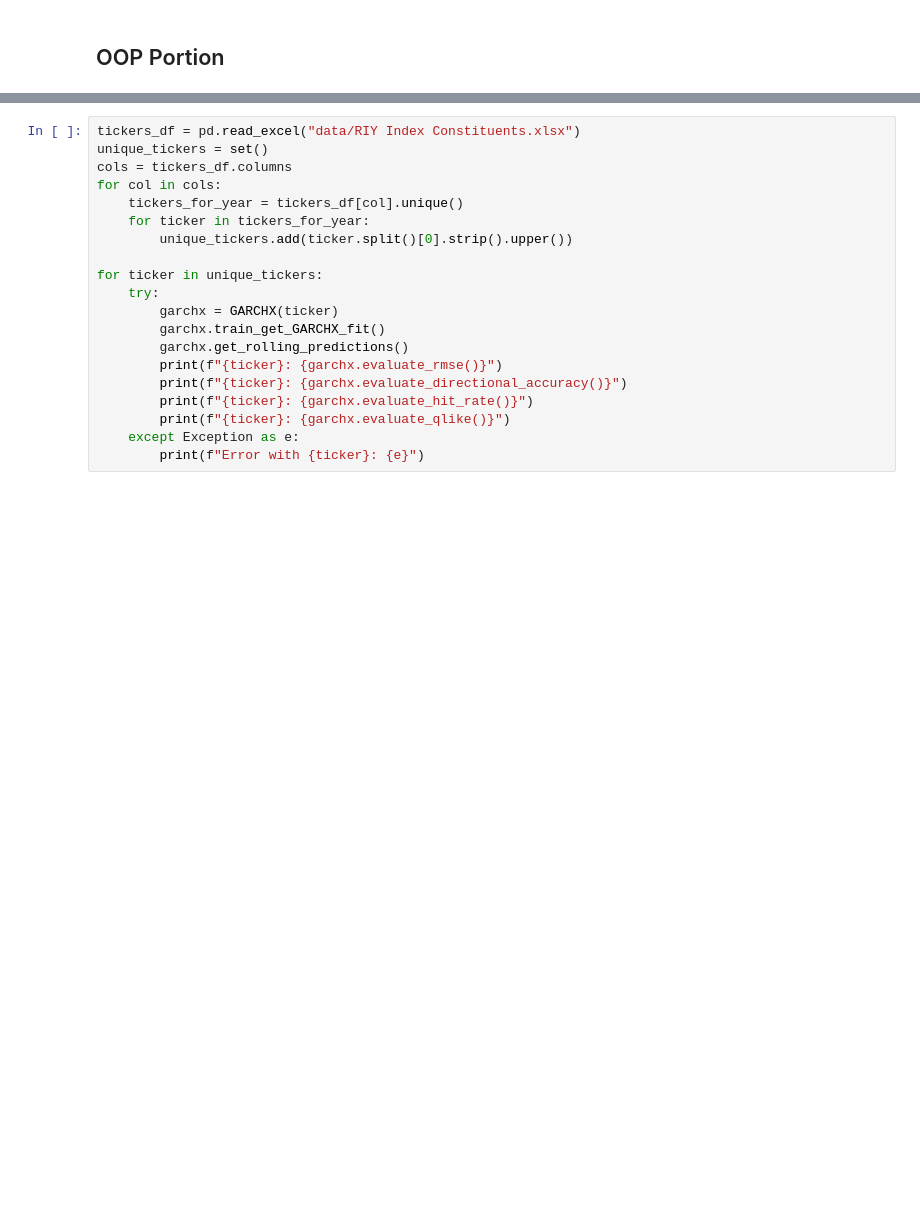
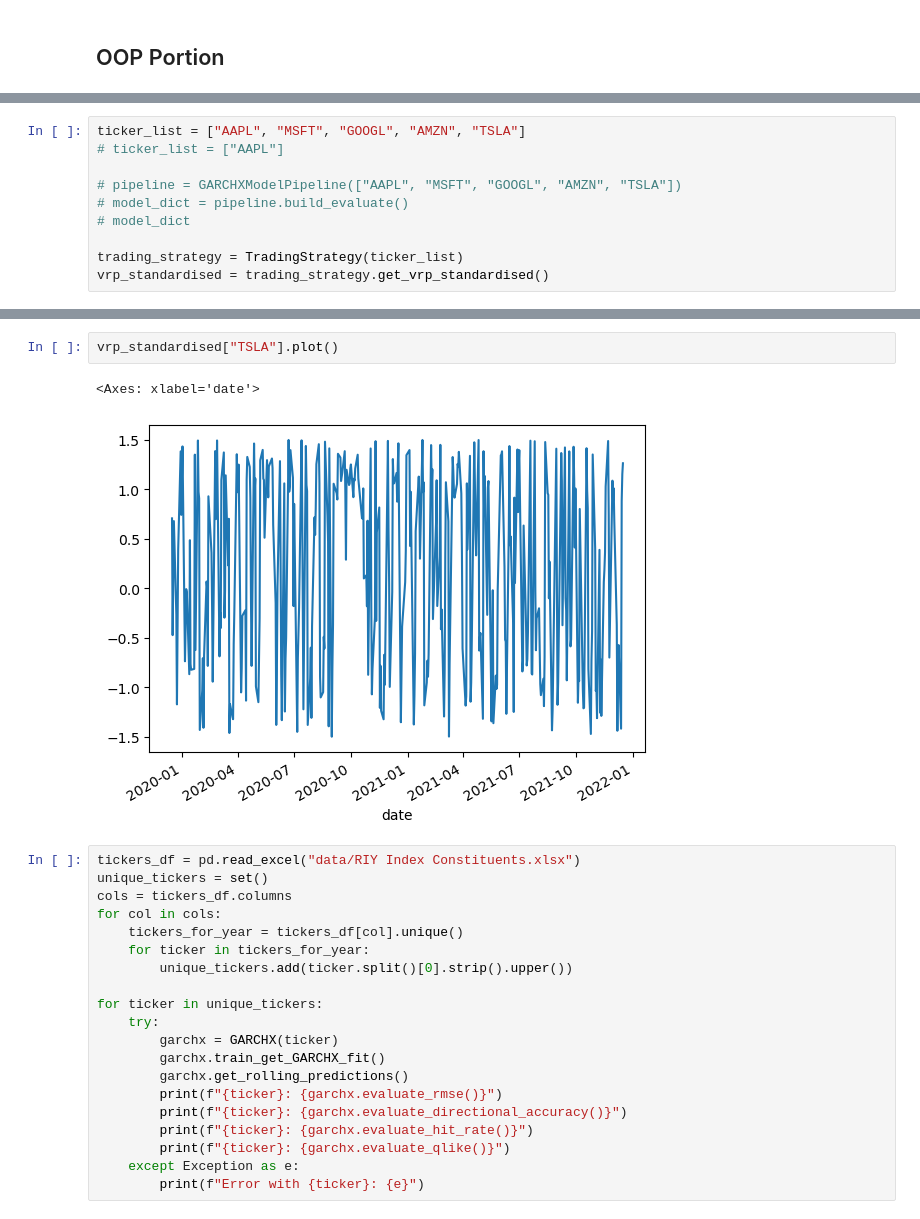
Before and after one commit to siruiliu-code/GARCH-X-Volatility-Modelling-with-Equity-Options-Trading, a Jupyter notebook: gavin_garch.ipynb, the cells around one changed output, grey strips where cells are left out. Drawn from its saved outputs; the diff is of its cells as text; blank space fills up the shorter version.

```diff
--- a/gavin_garch.ipynb
+++ b/gavin_garch.ipynb
@@ -647,0 +620,10 @@ garchx.evaluate_qlike()
+# %%
+ticker_list = ["AAPL", "MSFT", "GOOGL", "AMZN", "TSLA"]
+# ticker_list = ["AAPL"]
+
+# pipeline = GARCHXModelPipeline(["AAPL", "MSFT", "GOOGL", "AMZN", "TSLA"])
+# model_dict = pipeline.build_evaluate()
+# model_dict
+
+trading_strategy = TradingStrategy(ticker_list)
+vrp_standardised = trading_strategy.get_vrp_standardised()
@@ -648,3 +648,8 @@ garchx.evaluate_qlike()
+# %%
+vrp_standardised["TSLA"].plot()
+# %% [output]
+<Axes: xlabel='date'>
+[figure, added]
 # %%
 tickers_df = pd.read_excel("data/RIY Index Constituents.xlsx")
 unique_tickers = set()
```
Also changed, not shown: parts of 11 cells of this notebook, 1 other file.
